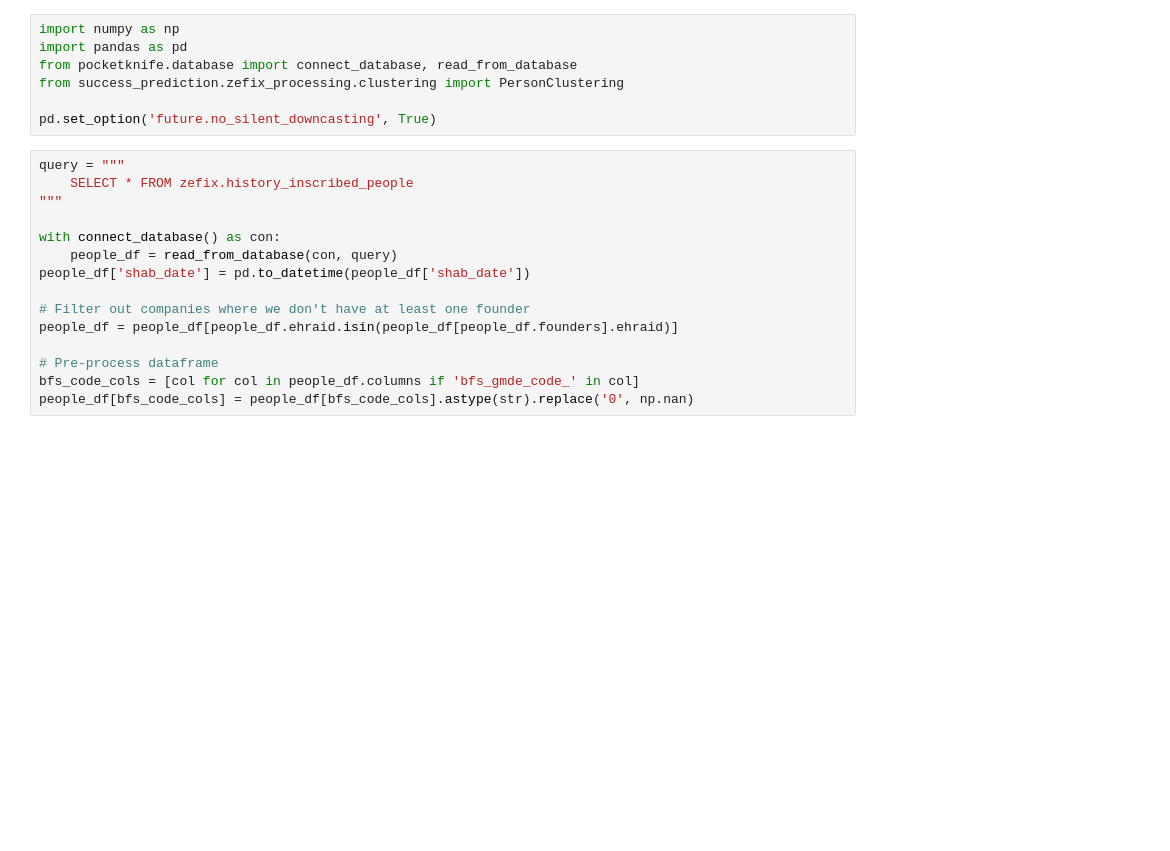
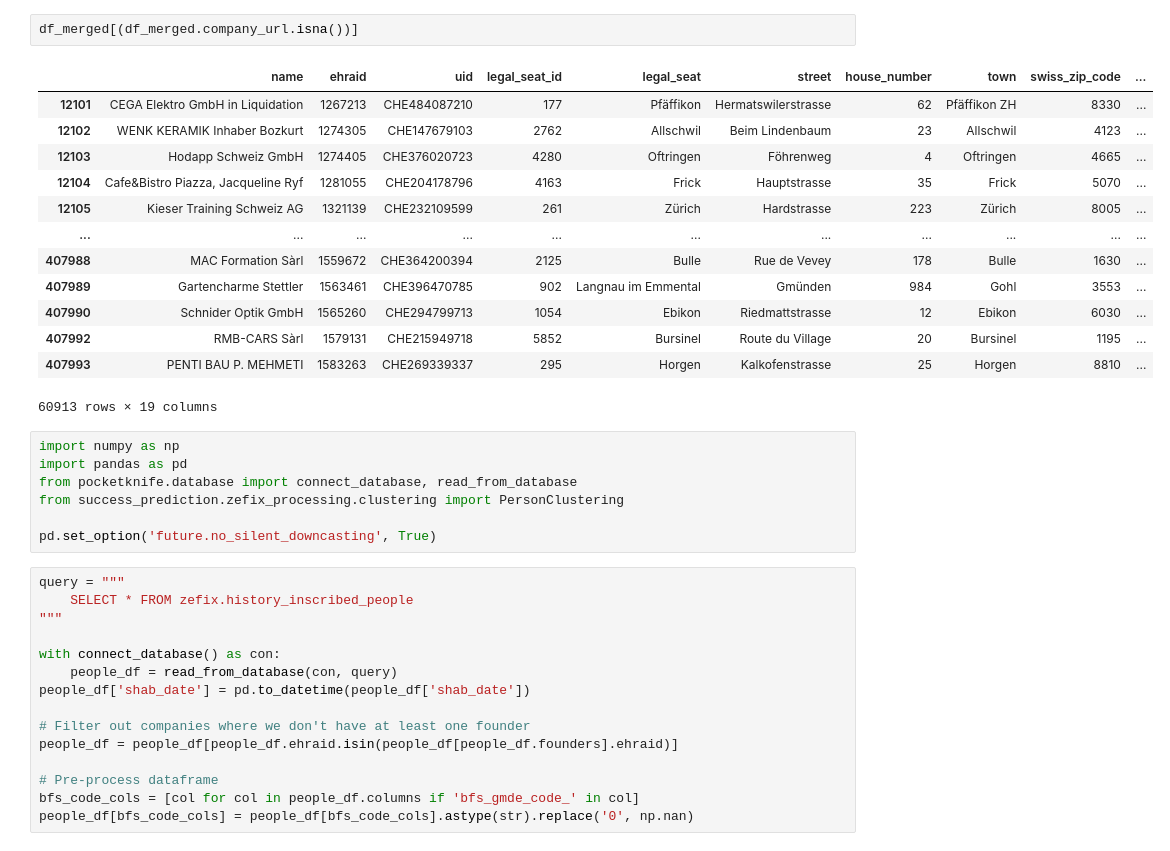
Before and after one commit to MaBlock7/company_success_prediction, a Jupyter notebook: success_prediction/zefix_feature_engineering.ipynb, the cells around one changed output. Saved outputs shown, nothing was run; the diff lists cells and outputs as text; blank space fills up the shorter version.

```diff
--- a/success_prediction/zefix_feature_engineering.ipynb
+++ b/success_prediction/zefix_feature_engineering.ipynb
@@ -1,3 +138,19 @@
+# %%
+df_merged[(df_merged.company_url.isna())]
+# %% [output]
+|  | name | ehraid | uid | legal_seat_id | legal_seat | street | house_number | town | swiss_zip_code | ... |
+| 12101 | CEGA Elektro GmbH in Liquidation | 1267213 | CHE484087210 | 177 | Pfäffikon | Hermatswilerstrasse | 62 | Pfäffikon ZH | 8330 | ... |
+| 12102 | WENK KERAMIK Inhaber Bozkurt | 1274305 | CHE147679103 | 2762 | Allschwil | Beim Lindenbaum | 23 | Allschwil | 4123 | ... |
+| 12103 | Hodapp Schweiz GmbH | 1274405 | CHE376020723 | 4280 | Oftringen | Föhrenweg | 4 | Oftringen | 4665 | ... |
+| 12104 | Cafe&Bistro Piazza, Jacqueline Ryf | 1281055 | CHE204178796 | 4163 | Frick | Hauptstrasse | 35 | Frick | 5070 | ... |
+| 12105 | Kieser Training Schweiz AG | 1321139 | CHE232109599 | 261 | Zürich | Hardstrasse | 223 | Zürich | 8005 | ... |
+| ... | ... | ... | ... | ... | ... | ... | ... | ... | ... | ... |
+| 407988 | MAC Formation Sàrl | 1559672 | CHE364200394 | 2125 | Bulle | Rue de Vevey | 178 | Bulle | 1630 | ... |
+| 407989 | Gartencharme Stettler | 1563461 | CHE396470785 | 902 | Langnau im Emmental | Gmünden | 984 | Gohl | 3553 | ... |
+| 407990 | Schnider Optik GmbH | 1565260 | CHE294799713 | 1054 | Ebikon | Riedmattstrasse | 12 | Ebikon | 6030 | ... |
+| 407992 | RMB-CARS Sàrl | 1579131 | CHE215949718 | 5852 | Bursinel | Route du Village | 20 | Bursinel | 1195 | ... |
+| 407993 | PENTI BAU P. MEHMETI | 1583263 | CHE269339337 | 295 | Horgen | Kalkofenstrasse | 25 | Horgen | 8810 | ... |
+60913 rows × 19 columns
 # %%
 import numpy as np
 import pandas as pd
```
Also changed, not shown: parts of 12 cells of this notebook, 3 other files.
